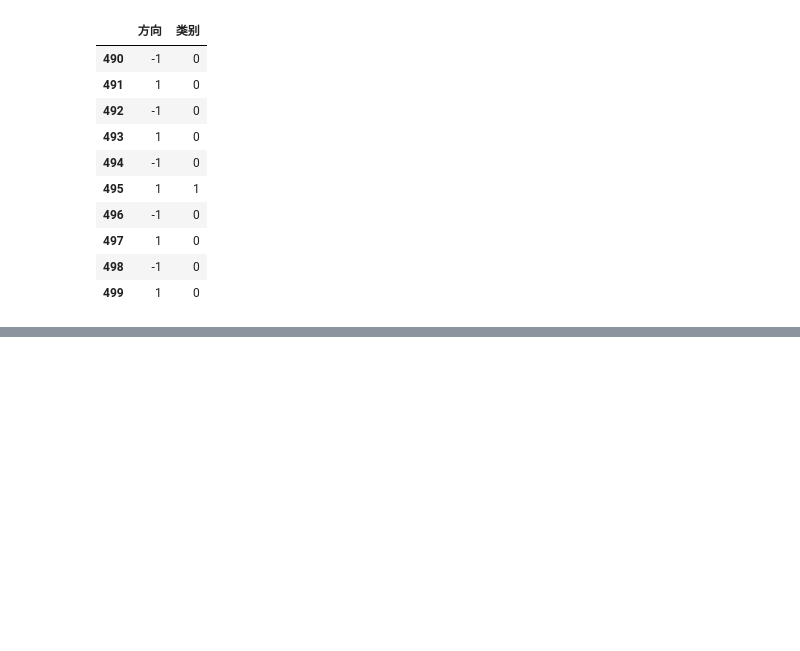
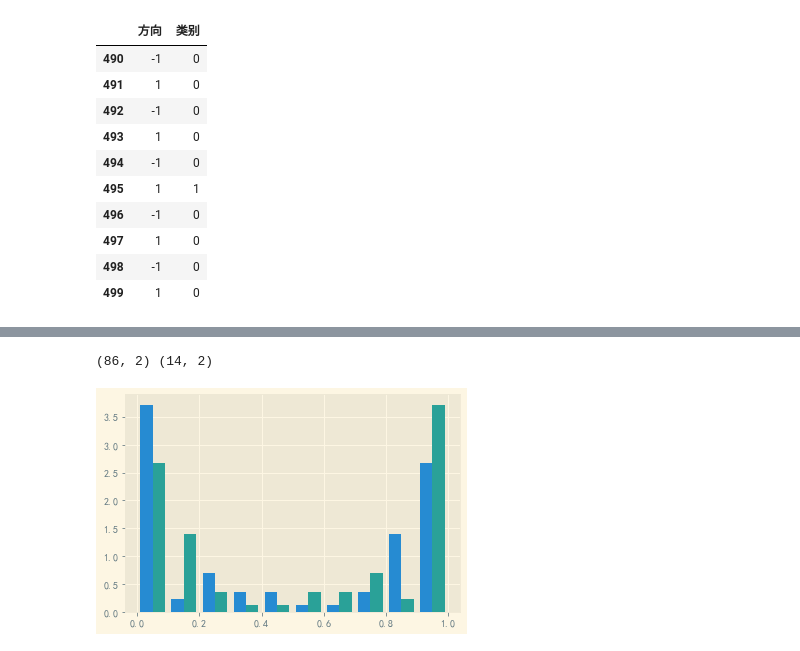
Before and after one commit to vcfriend/python-demo, a Jupyter notebook: myQuant/strategy/交易结果分析.ipynb, the cells around one changed output, grey strips where cells are left out. Cells and saved outputs as stored; diff of their text form; code cells hidden in the pictures; blank space fills up the shorter version.

```diff
--- a/myQuant/strategy/交易结果分析.ipynb
+++ b/myQuant/strategy/交易结果分析.ipynb
@@ -258,3 +261,10 @@ plt.show()
+# %%
+print(test_ok.shape, test_no.shape)
+plt.hist(test_ok[:], bins=10, density=True)
+plt.show()
+# %% [output]
+(86, 2) (14, 2)
+[figure, added]
 # %%
 print(x_test_pred[:20])
 print(yy_test[:20])
```
Also changed, not shown: parts of 9 cells of this notebook, 1 other file.
